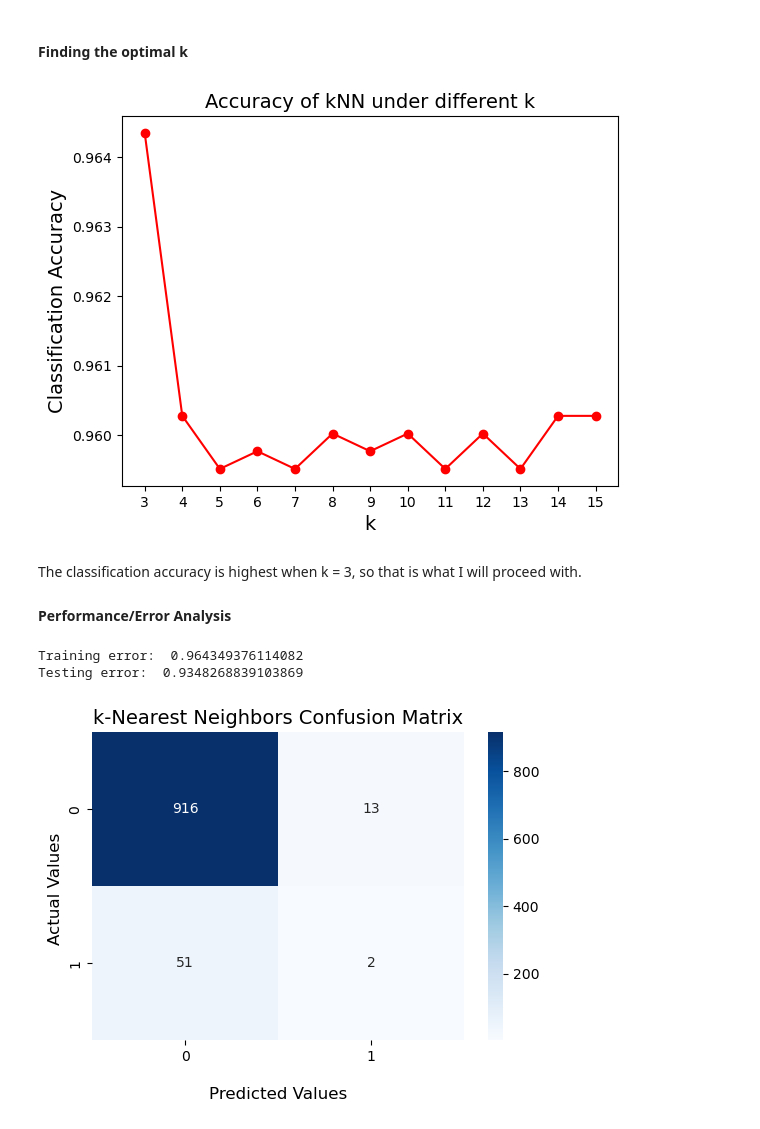
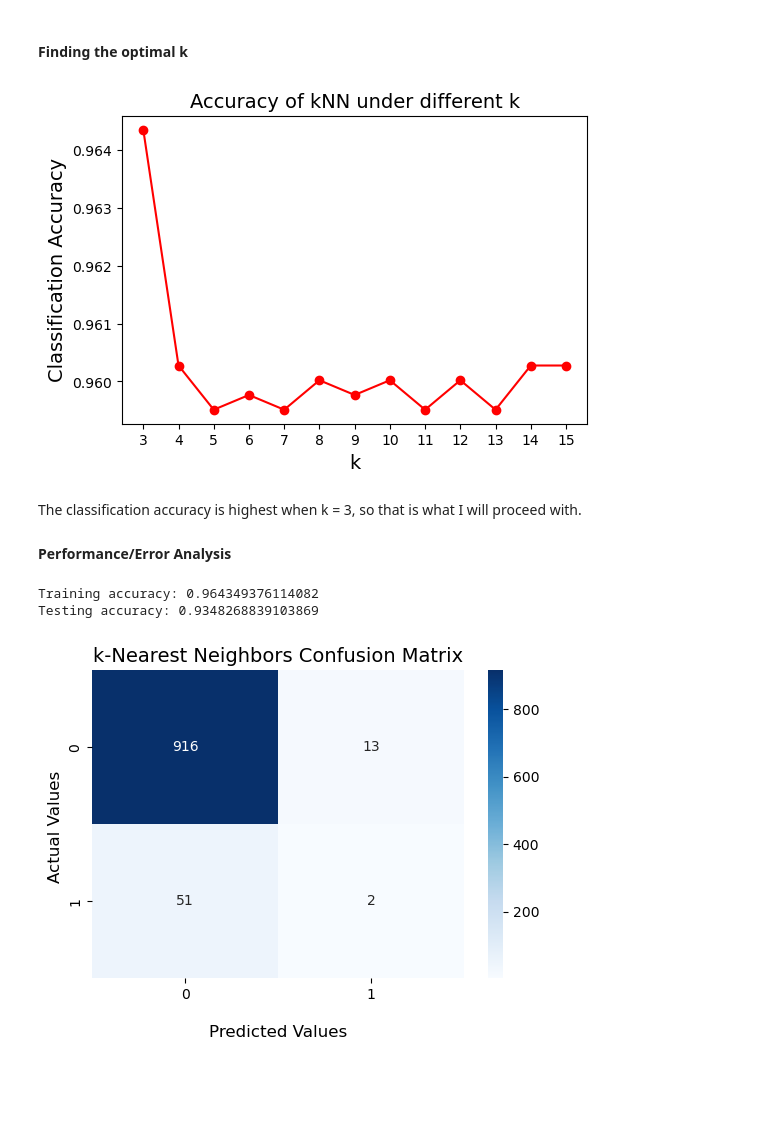
Before and after one commit to kary5678/INDE-577, a Jupyter notebook: supervised-learning/class_exercise_3-31/stroke_classifier.ipynb, the cells around one changed output. Drawn from its saved outputs; the diff is of its cells as text; code cells hidden in the pictures; blank space fills up the shorter version.

```diff
--- a/supervised-learning/class_exercise_3-31/stroke_classifier.ipynb
+++ b/supervised-learning/class_exercise_3-31/stroke_classifier.ipynb
@@ -188,0 +215,5 @@ plt.show()
+# %%
+for lr in learning_rates:
+    mlp_model = MLPClassifier(learning_rate_init = lr, max_iter = 500, random_state = 42)
+    mlp_model.fit(X_train, y_train)
+    print(f"rate = {lr}: {mlp_model.score(X_train, y_train)} with {mlp_model.n_layers_} layers")
@@ -188,0 +229,6 @@ plt.show()
+# %%
+mlp_model = MLPClassifier(learning_rate_init = 0.01, max_iter = 500, random_state = 42)
+mlp_model.fit(X_train, y_train)
+
+print("Training accuracy:", mlp_model.score(X_train, y_train))
+print("Testing accuracy:", mlp_model.score(X_test, y_test))
@@ -199,14 +255,15 @@ for k in possible_k:
     knn.fit(X_train, y_train)
     knn_accuracy.append(knn.score(X_train, y_train))
 # %%
+plt.figure(figsize = (6, 4))
 plt.plot(possible_k, knn_accuracy, color = 'red', marker = "o")
 plt.title("Accuracy of kNN under different k", fontsize = 14)
 plt.xlabel('k', fontsize = 14)
 plt.ylabel('Classification Accuracy', fontsize = 14)
 plt.xticks(possible_k)
 plt.show()
 # %% [output]
-[figure, old version]
+[figure, new version]
 # %% [markdown]
 The classification accuracy is highest when k = 3, so that is what I will proceed with.
 
@@ -215,11 +272,11 @@ The classification accuracy is highest when k = 3, so that is what I will procee
 knn = KNeighborsClassifier(n_neighbors = 3)
 knn.fit(X_train, y_train)
 
-print("Training error: ", knn.score(X_train, y_train))
-print("Testing error: ", knn.score(X_test, y_test))
+print("Training accuracy:", knn.score(X_train, y_train))
+print("Testing accuracy:", knn.score(X_test, y_test))
 # %% [output]
-Training error:  0.964349376114082
-Testing error:  0.9348268839103869
+Training accuracy: 0.964349376114082
+Testing accuracy: 0.9348268839103869
 # %%
 y_pred = knn.predict(X_test)
 plot_confusion_matrix(y_test, y_pred)
```
Also changed, not shown: parts of 37 cells of this notebook.
